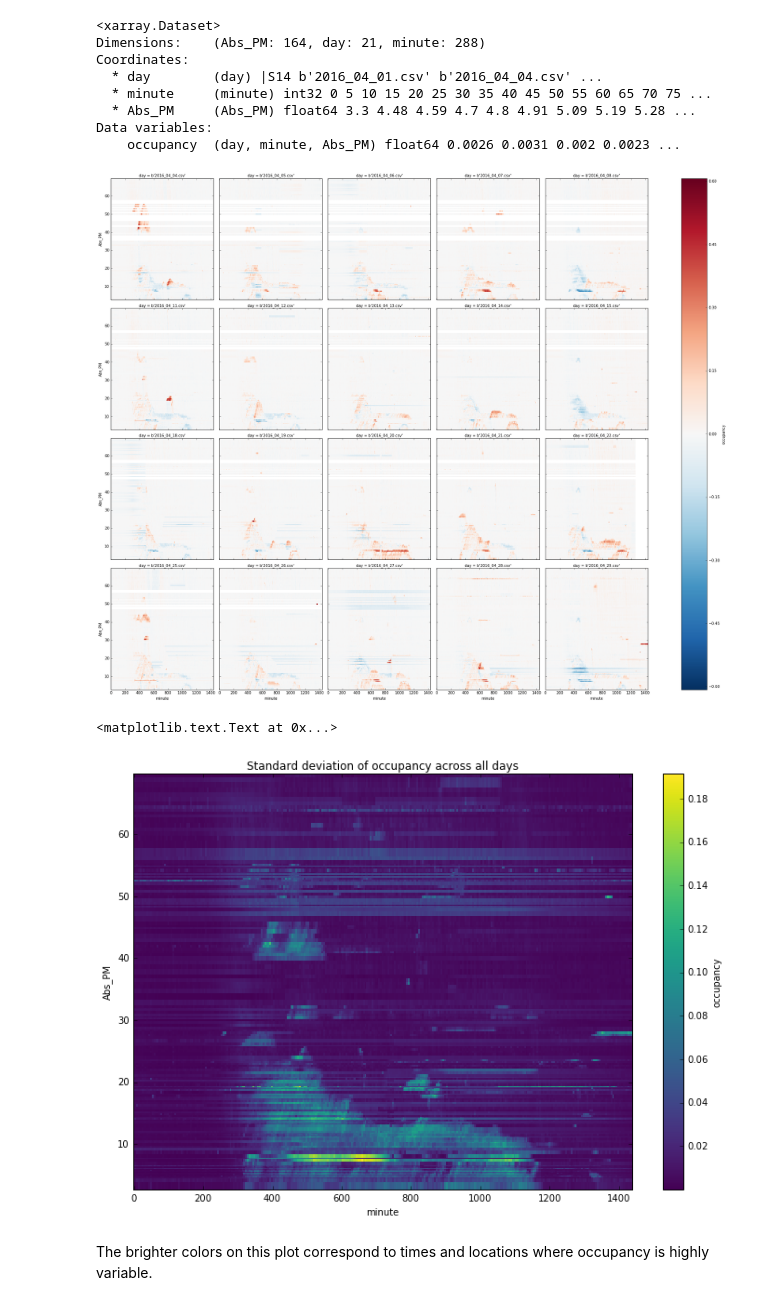
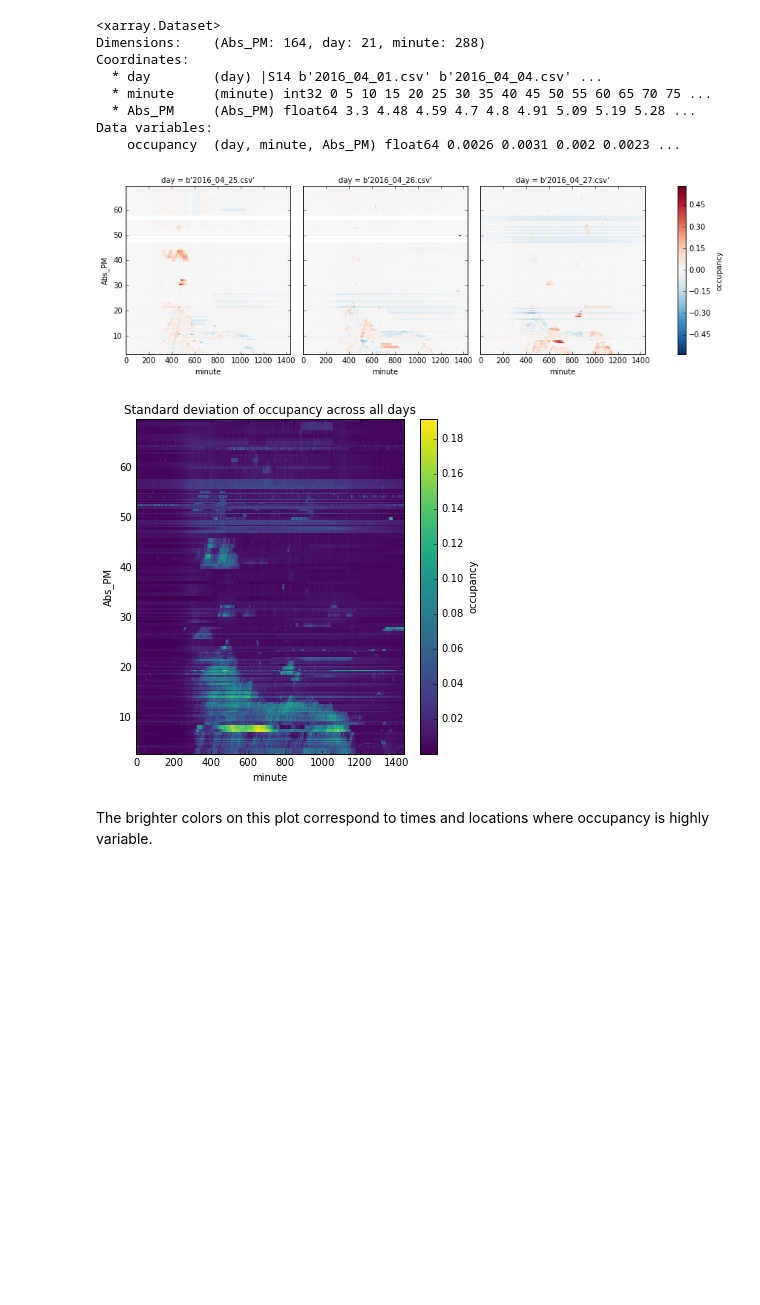
Before and after one commit to clarkfitzg/eci256project, a Jupyter notebook: plots.ipynb, the cells around one changed output. Cells and saved outputs as stored; diff of their text form; code cells hidden in the pictures; blank space fills up the shorter version.

```diff
--- a/plots.ipynb
+++ b/plots.ipynb
@@ -21,18 +21,20 @@ Data variables:
 d = diff['occupancy']
 # %%
 # Drop the first day to make a plot aligned on weekdays
-d[1:, :, :].plot.pcolormesh(x = "minute", y = "Abs_PM",
-                            col = "day", col_wrap = 5, size = 5, aspect = 1)
+d[16:19, :, :].plot.pcolormesh(x = "minute", y = "Abs_PM",
+                            col = "day", col_wrap = 3, size = 4, aspect = 1)
 
+#plt.title("difference in occupancy from median")
 plt.savefig("diffs.png")
 # %% [output]
-[figure, old version]
+[figure, new version]
 # %%
 dsd = d.std("day")
 
-plt.figure(figsize = (12, 8))
+plt.figure(figsize = (6, 6))
 dsd.plot(x = "minute", y = "Abs_PM")
 plt.title("Standard deviation of occupancy across all days")
+
+plt.savefig("occ_sd.png")
 # %% [output]
-<matplotlib.text.Text at 0x...>
-[figure, old version]
+[figure, new version]
```
Also changed, not shown: parts of 1 cell of this notebook, 7 other files.
